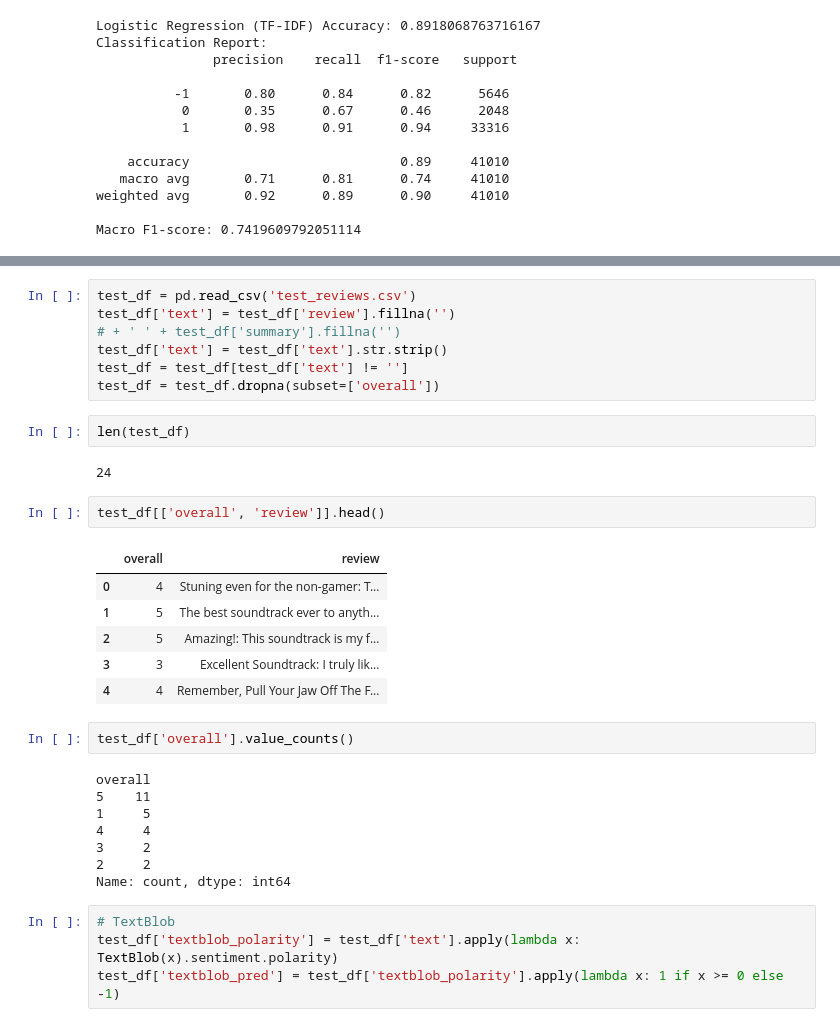
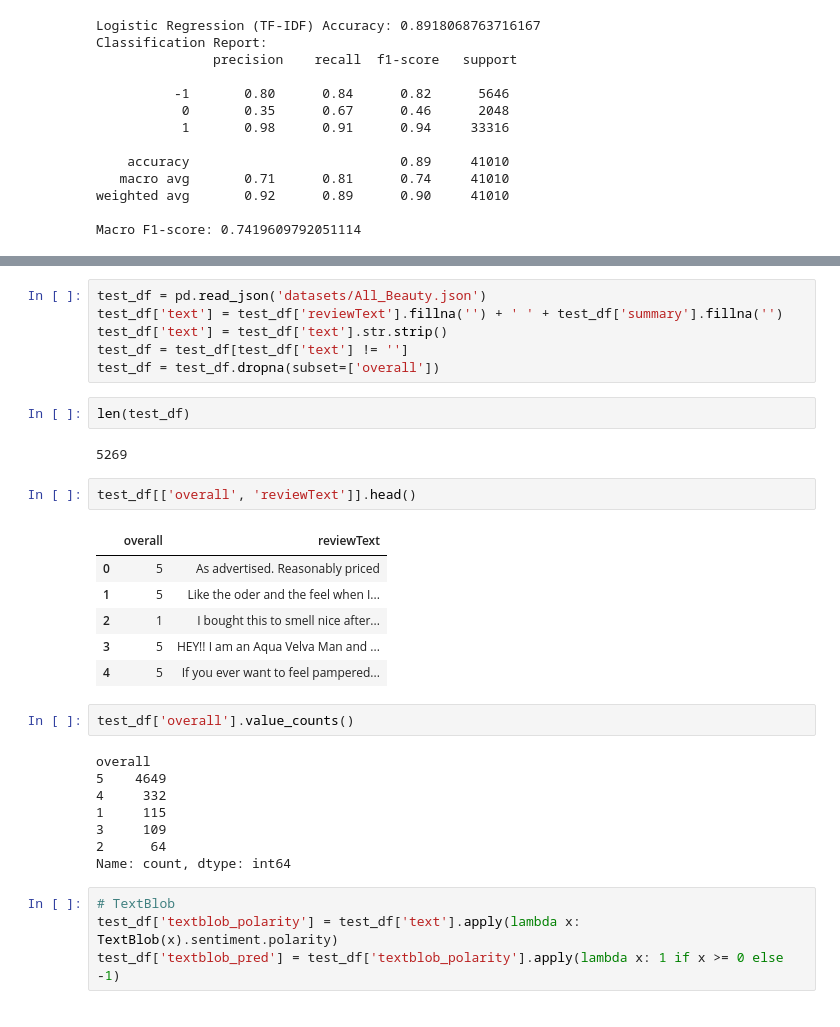
Before and after one commit to MinhAnhbietbay/SentimentAnalysis, a Jupyter notebook: Sentiment_Analysis.ipynb, the cells around one changed output, grey strips where cells are left out. Saved outputs shown, nothing was run; the diff lists cells and outputs as text.

```diff
--- a/Sentiment_Analysis.ipynb
+++ b/Sentiment_Analysis.ipynb
@@ -176,32 +239,31 @@ Macro F1-score: 0.7419609792051114
 # %%
-test_df = pd.read_csv('test_reviews.csv')
-test_df['text'] = test_df['review'].fillna('')
-# + ' ' + test_df['summary'].fillna('')
+test_df = pd.read_json('datasets/All_Beauty.json')
+test_df['text'] = test_df['reviewText'].fillna('') + ' ' + test_df['summary'].fillna('')
 test_df['text'] = test_df['text'].str.strip()
 test_df = test_df[test_df['text'] != '']
 test_df = test_df.dropna(subset=['overall'])
 # %%
 len(test_df)
 # %% [output]
-24
+5269
 # %%
-test_df[['overall', 'review']].head()
+test_df[['overall', 'reviewText']].head()
 # %% [output]
-|  | overall | review |
-| 0 | 4 | Stuning even for the non-gamer: T... |
-| 1 | 5 | The best soundtrack ever to anyth... |
-| 2 | 5 | Amazing!: This soundtrack is my f... |
-| 3 | 3 | Excellent Soundtrack: I truly lik... |
-| 4 | 4 | Remember, Pull Your Jaw Off The F... |
+|  | overall | reviewText |
+| 0 | 5 | As advertised. Reasonably priced |
+| 1 | 5 | Like the oder and the feel when I... |
+| 2 | 1 | I bought this to smell nice after... |
+| 3 | 5 | HEY!! I am an Aqua Velva Man and ... |
+| 4 | 5 | If you ever want to feel pampered... |
 # %%
 test_df['overall'].value_counts()
 # %% [output]
 overall
-5    11
-1     5
-4     4
-3     2
-2     2
+5    4649
+4     332
+1     115
+3     109
+2      64
 Name: count, dtype: int64
 # %%
 # TextBlob
```
Also changed, not shown: parts of 9 cells of this notebook.
